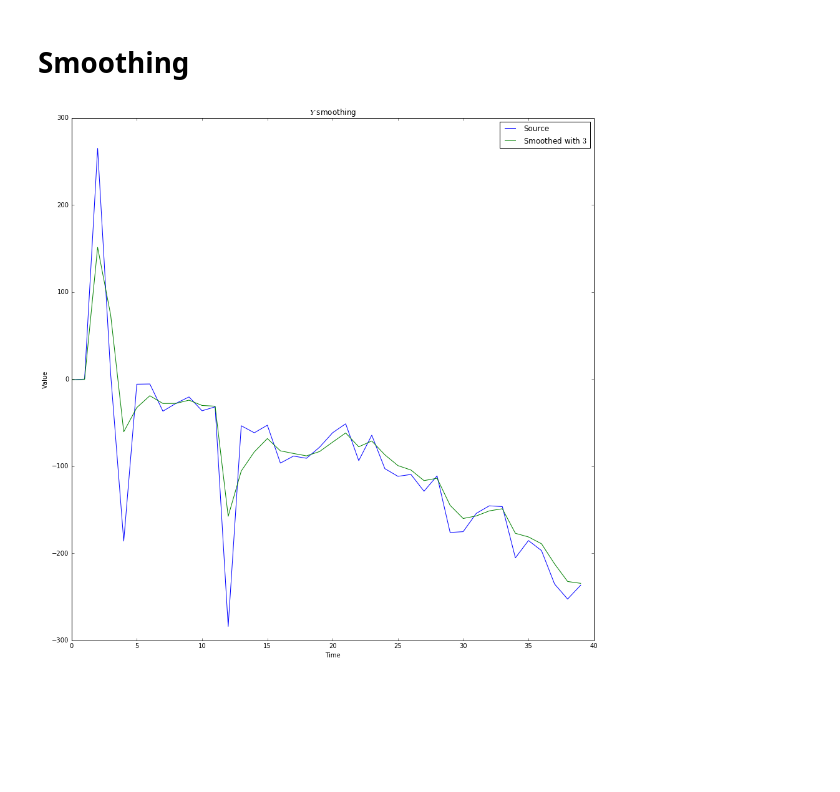
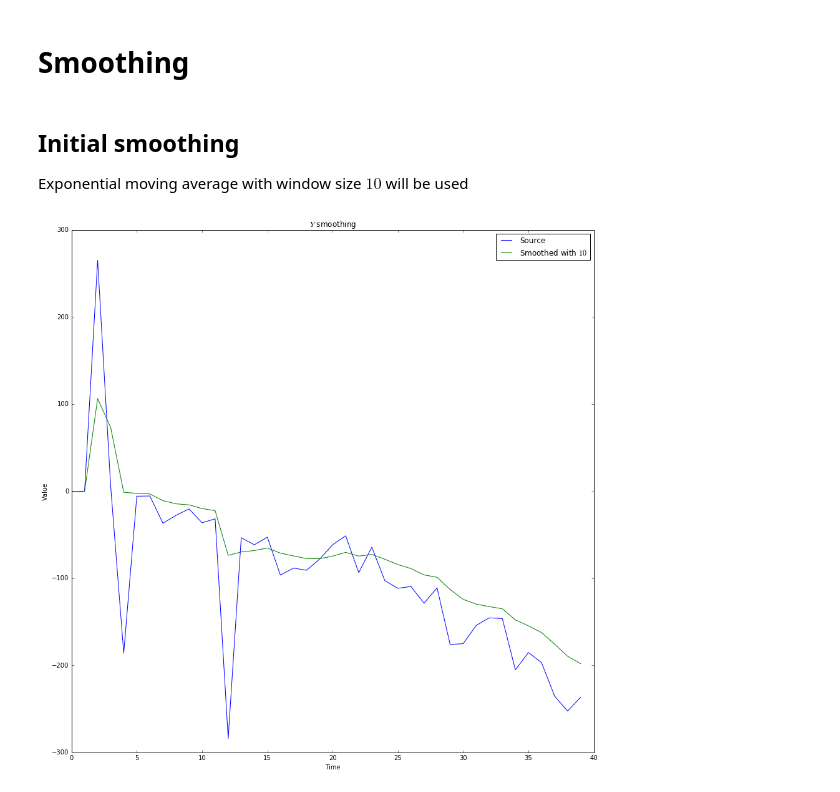
Before and after one commit to definability/statistical-analysis, a Jupyter notebook: course/Notebook/Coursework.ipynb, the cells around one changed output. Drawn from its saved outputs; the diff is of its cells as text; code cells hidden in the pictures; blank space fills up the shorter version.

Commit message:
Added exponential smoothing

```diff
--- a/course/Notebook/Coursework.ipynb
+++ b/course/Notebook/Coursework.ipynb
@@ -61,18 +60,23 @@ plt.show()
 [figure]
 # %% [markdown]
 # Smoothing
+# %% [markdown]
+## Initial smoothing
+
+Exponential moving average with window size $10$ will be used
 # %%
+span = 10
+smoothed_y = ewma(y, span=span)
+
 plt.plot(t, y, label='Source')
-
-span = 3
-plt.plot(t, ewma(y, span=span), label='Smoothed with $%d$'%span)
+plt.plot(t, smoothed_y, label='Smoothed with $%d$'%span)
 
 plt.title('$Y$ smoothing')
 plt.ylabel('Value')
 plt.xlabel('Time')
 
 plt.legend()
 
 plt.show()
 # %% [output]
-[figure, old version]
+[figure, new version]
```
Also changed, not shown: parts of 1 cell of this notebook.
